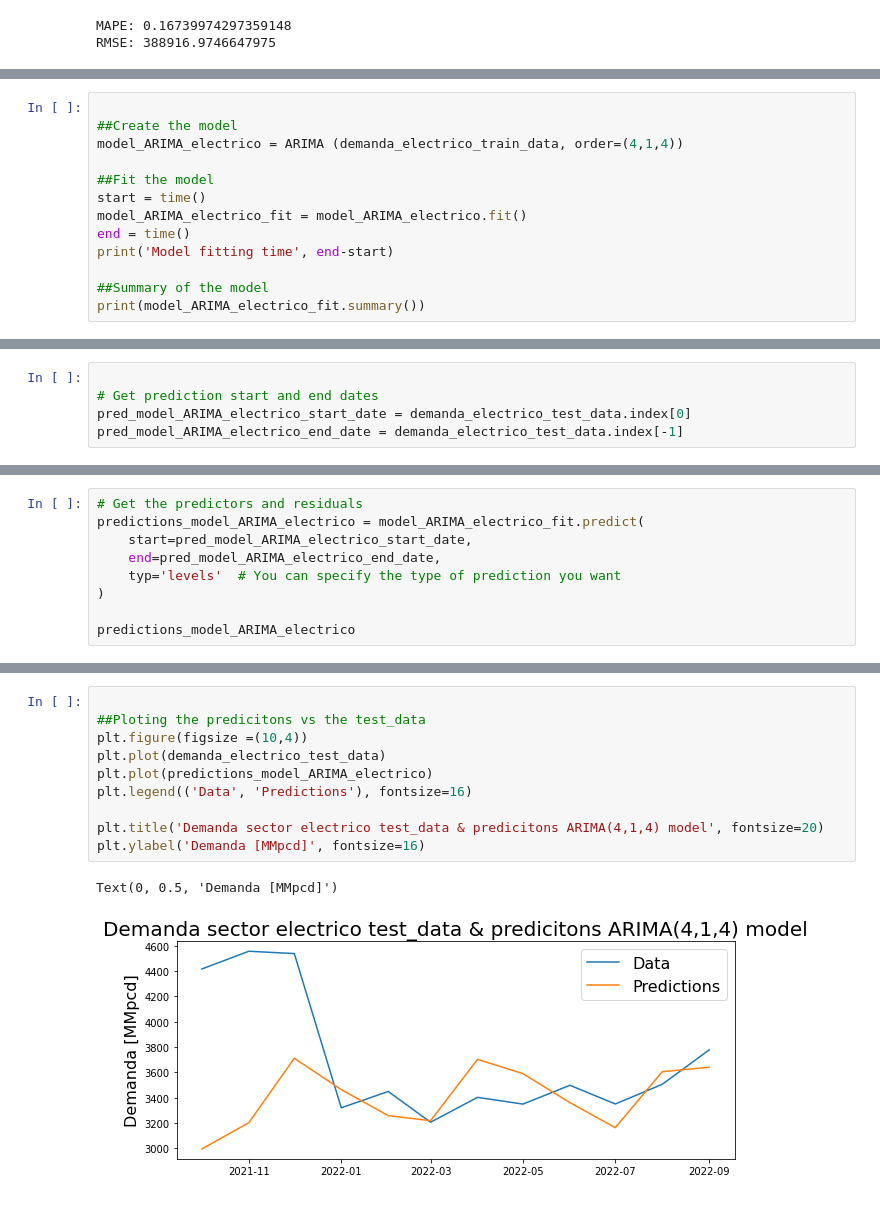
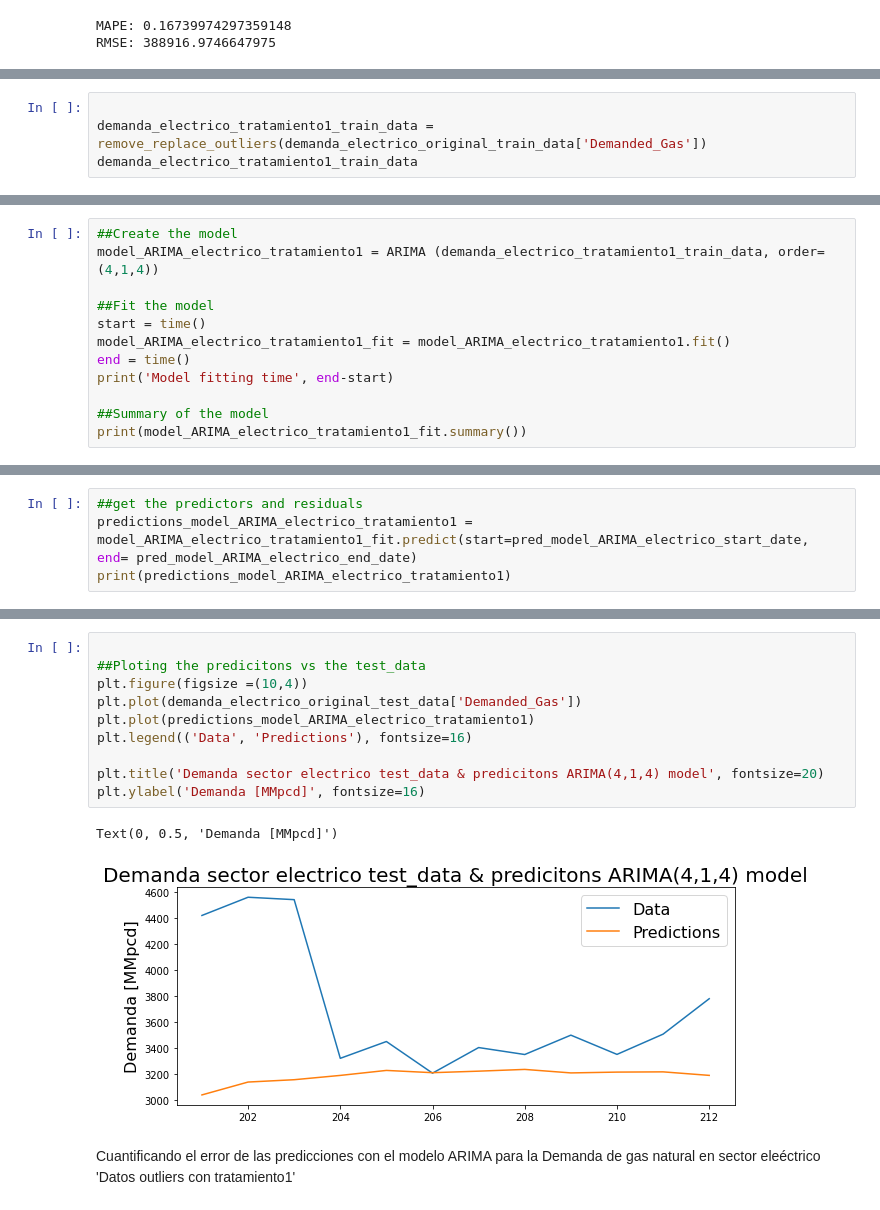
Before and after one commit to Sergio-Ibarra-1795/MIS_Tesis_GitHub, a Jupyter notebook: Demanda_electrico_series_con_tratamiento_FUNCIONA_v1.ipynb, the cells around one changed output, grey strips where cells are left out. Saved outputs shown, nothing was run; the diff lists cells and outputs as text.

Commit message:
Agregando TESIS_MIS Demanda sector electrico manejo de datos

```diff
--- a/Demanda_electrico_series_con_tratamiento_FUNCIONA_v1.ipynb
+++ b/Demanda_electrico_series_con_tratamiento_FUNCIONA_v1.ipynb
@@ -419,0 +396,4 @@ demanda_electrico_train_data
+# %%
+
+demanda_electrico_tratamiento1_train_data = remove_replace_outliers(demanda_electrico_original_train_data['Demanded_Gas'])
+demanda_electrico_tratamiento1_train_data
@@ -420,14 +434,13 @@ demanda_electrico_train_data
 # %%
-
 ##Create the model
-model_ARIMA_electrico = ARIMA (demanda_electrico_train_data, order=(4,1,4))
+model_ARIMA_electrico_tratamiento1 = ARIMA (demanda_electrico_tratamiento1_train_data, order=(4,1,4))
 
 ##Fit the model
 start = time()
-model_ARIMA_electrico_fit = model_ARIMA_electrico.fit()
+model_ARIMA_electrico_tratamiento1_fit = model_ARIMA_electrico_tratamiento1.fit()
 end = time()
 print('Model fitting time', end-start)
 
 ##Summary of the model
-print(model_ARIMA_electrico_fit.summary())
+print(model_ARIMA_electrico_tratamiento1_fit.summary())
 # %% [output]
@@ -468,5 +463,0 @@ demanda_electrico_test_data
-# %%
-
-# Get prediction start and end dates
-pred_model_ARIMA_electrico_start_date = demanda_electrico_test_data.index[0]
-pred_model_ARIMA_electrico_end_date = demanda_electrico_test_data.index[-1]
@@ -477,10 +464,5 @@ Timestamp('2022-09-01 00:00:00')
 # %%
-# Get the predictors and residuals
-predictions_model_ARIMA_electrico = model_ARIMA_electrico_fit.predict(
-    start=pred_model_ARIMA_electrico_start_date,
-    end=pred_model_ARIMA_electrico_end_date,
-    typ='levels'  # You can specify the type of prediction you want
-)
-
-predictions_model_ARIMA_electrico
+##get the predictors and residuals
+predictions_model_ARIMA_electrico_tratamiento1 = model_ARIMA_electrico_tratamiento1_fit.predict(start=pred_model_ARIMA_electrico_start_date, end= pred_model_ARIMA_electrico_end_date)
+print(predictions_model_ARIMA_electrico_tratamiento1)
 # %% [output]
@@ -500,13 +482,15 @@ Freq: MS, Name: predicted_mean, dtype: float64
 # %%
 
 ##Ploting the predicitons vs the test_data
 plt.figure(figsize =(10,4))
-plt.plot(demanda_electrico_test_data)
-plt.plot(predictions_model_ARIMA_electrico)
+plt.plot(demanda_electrico_original_test_data['Demanded_Gas'])
+plt.plot(predictions_model_ARIMA_electrico_tratamiento1)
 plt.legend(('Data', 'Predictions'), fontsize=16)
 
 plt.title('Demanda sector electrico test_data & predicitons ARIMA(4,1,4) model', fontsize=20)
 plt.ylabel('Demanda [MMpcd]', fontsize=16)
 # %% [output]
 Text(0, 0.5, 'Demanda [MMpcd]')
-[figure, old version]
+[figure, new version]
+# %% [markdown]
+Cuantificando el error de las predicciones con el modelo ARIMA para la Demanda de gas natural en sector eleéctrico 'Datos outliers con tratamiento1'
```
Also changed, not shown: parts of 15 cells of this notebook.
